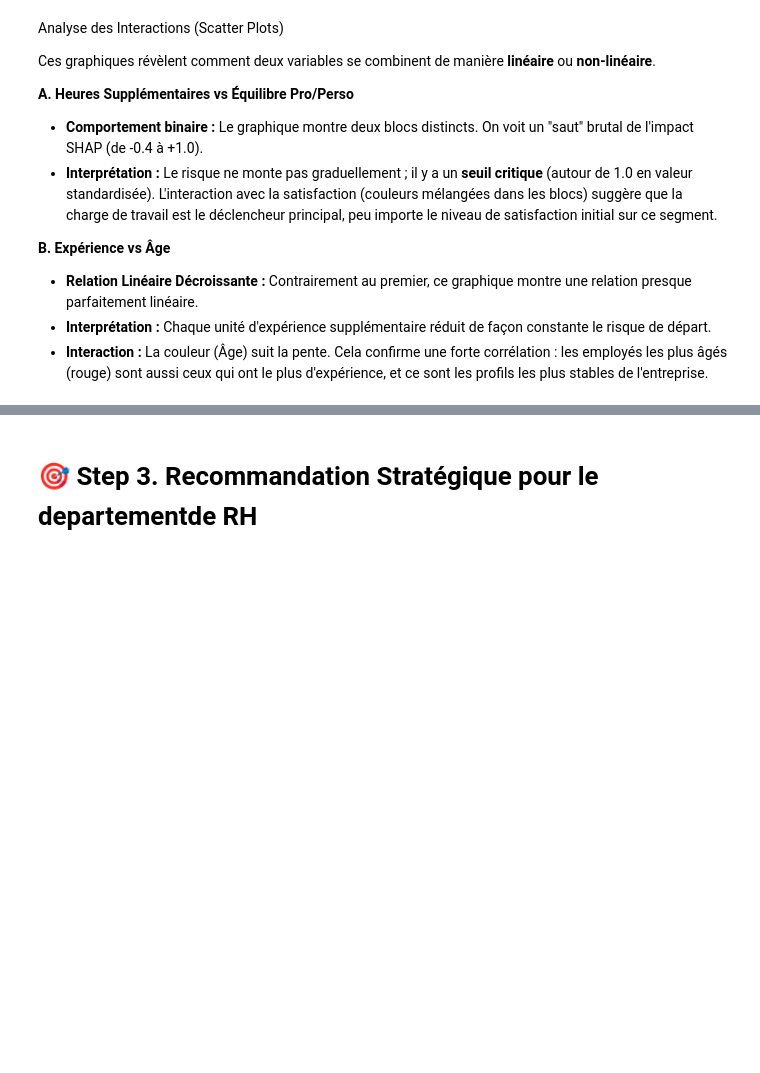
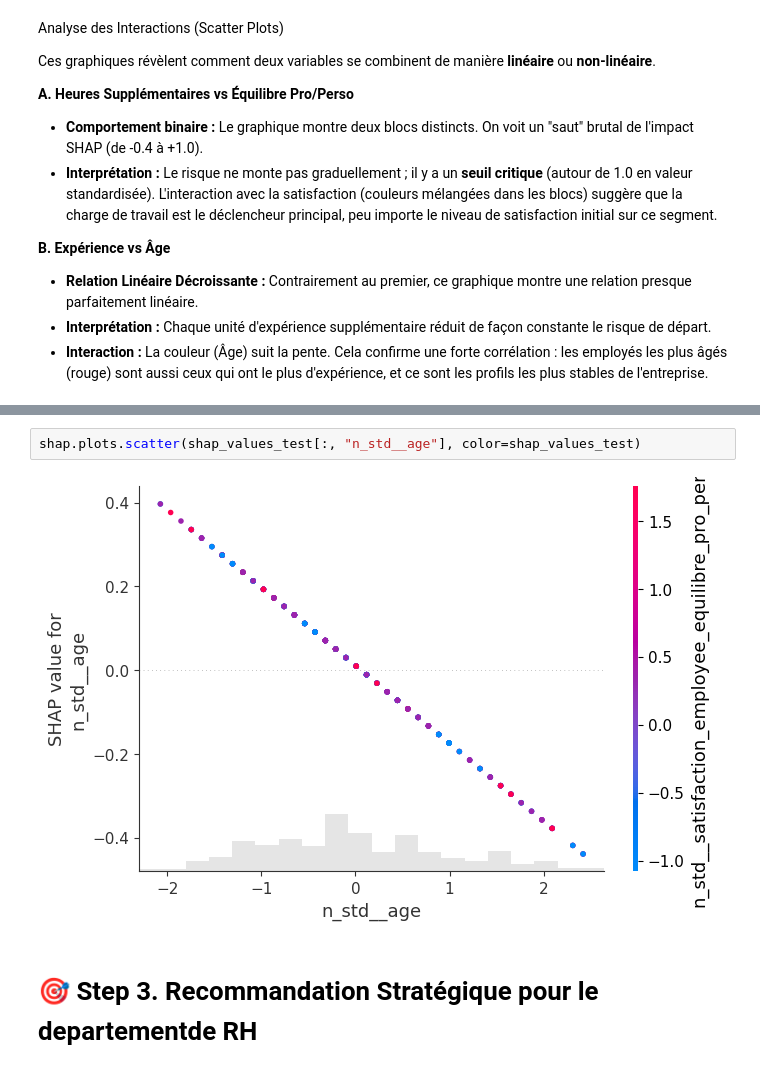
Before and after one commit to racemartin/m4_ocr, a Jupyter notebook: notebooks/05_RC_Interpretation_SHAP.ipynb, the cells around one changed output, grey strips where cells are left out. Drawn from its saved outputs; the diff is of its cells as text; blank space fills up the shorter version.

```diff
--- a/notebooks/05_RC_Interpretation_SHAP.ipynb
+++ b/notebooks/05_RC_Interpretation_SHAP.ipynb
@@ -731,3 +954,7 @@ Ces graphiques révèlent comment deux variables se combinent de manière **lin
+# %%
+shap.plots.scatter(shap_values_test[:, "n_std__age"], color=shap_values_test)
+# %% [output]
+[figure, added]
 # %% [markdown]
 # 🎯 Step 3. Recommandation Stratégique pour le departementde RH
 # %% [markdown]
```
Also changed, not shown: parts of 25 cells of this notebook, 6 other files.
